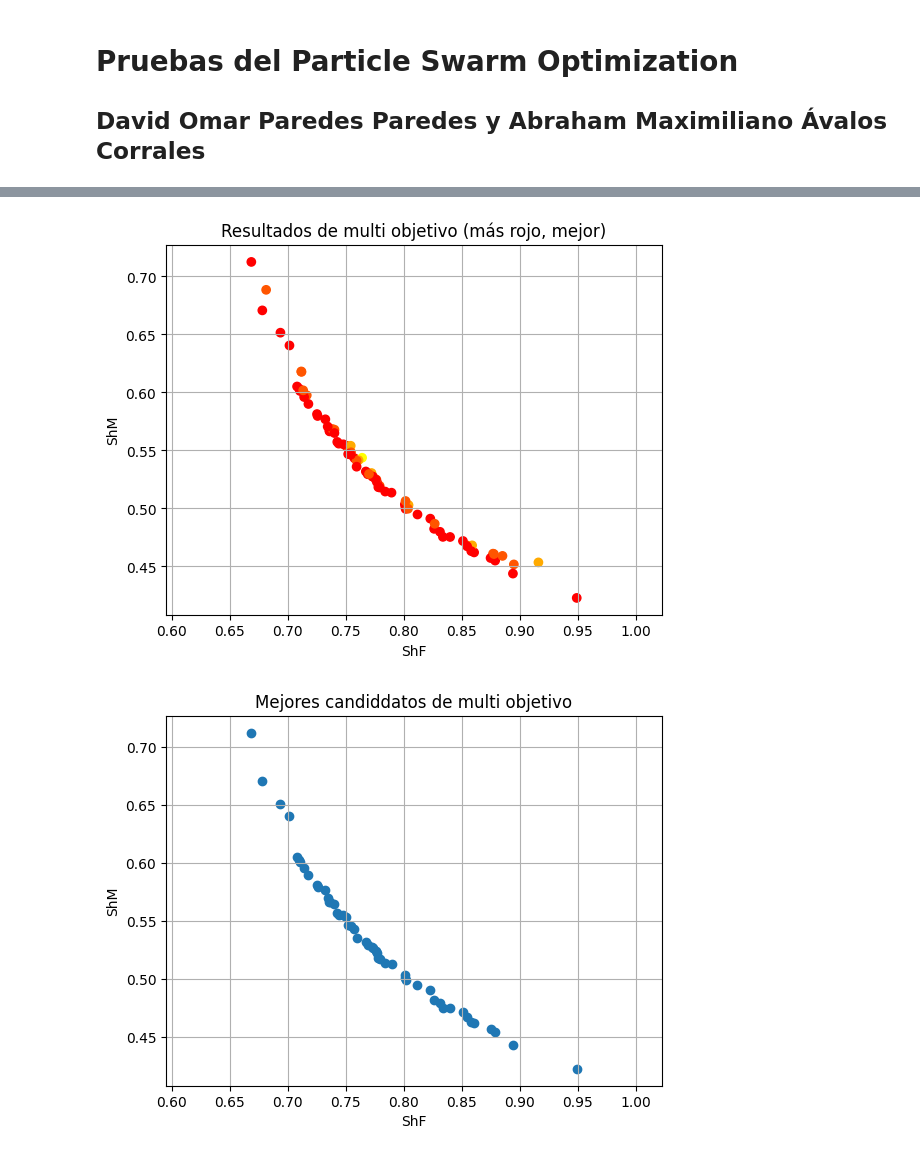
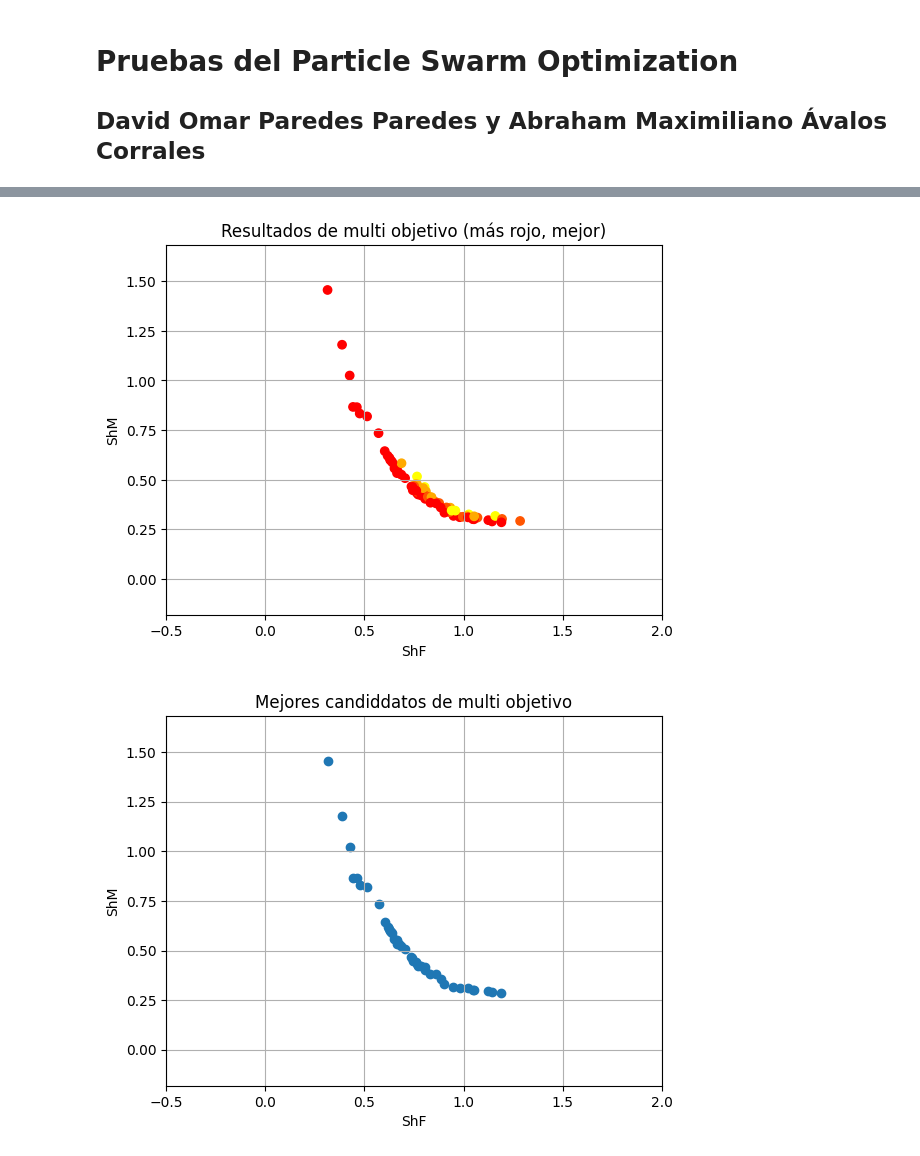
Before and after one commit to DavidParedes2021/Optimization, a Jupyter notebook: 10 - Particle Swarm Optimization/PSOTest.ipynb, the cells around one changed output, grey strips where cells are left out. Drawn from its saved outputs; the diff is of its cells as text; code cells hidden in the pictures.

```diff
--- a/10 - Particle Swarm Optimization/PSOTest.ipynb
+++ b/10 - Particle Swarm Optimization/PSOTest.ipynb
@@ -23,7 +24,7 @@ bounds = np.array(
 	]
 )
 # %%
-N_TESTS = 5
+N_TESTS = 20
 
 best = np.zeros((N_TESTS, 15))
 
@@ -32,13 +33,13 @@ for i, alpha in enumerate(np.arange(0.0, 1.0, 1.0/N_TESTS)):
 		single_objective_func,
 		bounds,
 		function_args=(alpha,),
-		pop_size=45, max_it=80,
+		pop_size=45, max_it=80, max_rep=10,
 		min_vel=0.001, max_vel=0.02
 	)
 	print(f'Test {i+1}', end=' ')
 	best[i] = pso.optimize()
 	print('finished!')
-print(best[:5])
+# print(best[:3])
 # %% [output]
 Test 1 finished!
 Test 2 finished!
@@ -82,7 +90,7 @@ plt.show()
 # %%
 pso_ntar = ps.MultiObjectiveParticleSwarmOptimization(
 	[ShF, ShM], bounds, [(), ()],
-	pop_size=80, max_it=100,
+	pop_size=80, max_it=200, elite_prop=0.50,
 	min_vel=0.001, max_vel=0.02
 )
 
@@ -107,31 +120,35 @@ print(best_ntar[:5])
 # %%
 N_BEST = len(best_ntar)
 X = np.zeros((N_BEST))
 Y = np.zeros((N_BEST))
 
 for i in range(N_BEST):
 	X[i] = ShF(best_ntar[i])
 	Y[i] = ShM(best_ntar[i])
 
 plt.title('Resultados de multi objetivo (más rojo, mejor)')
 plt.axis('equal')
 plt.xlabel('ShF')
 plt.ylabel('ShM')
 
 plt.scatter(pso_ntar.Fit[:,0], pso_ntar.Fit[:,1], c=pso_ntar.Lev, cmap='autumn')
 
 plt.grid(True)
+plt.xlim([-0.5, 2.0])
+plt.ylim([-0.5, 2.0])
 plt.show()
 
 plt.title('Mejores candiddatos de multi objetivo')
 plt.axis('equal')
 plt.xlabel('ShF')
 plt.ylabel('ShM')
 
 plt.scatter(X, Y)
 
 plt.grid(True)
+plt.xlim([-0.5, 2.0])
+plt.ylim([-0.5, 2.0])
 plt.show()
 # %% [output]
-[figure, old version]
+[figure, new version]
-[figure, old version]
+[figure, new version]
```
Also changed, not shown: parts of 4 cells of this notebook, 1 other file.
